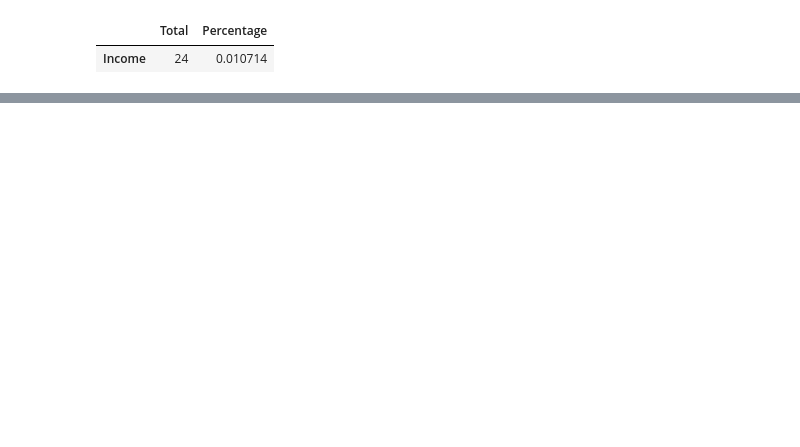
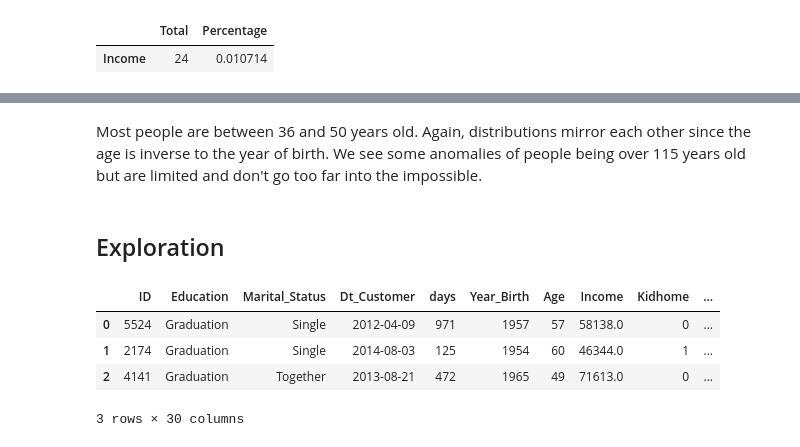
Before and after one commit to jorgecalvar/project-client-segmentation, a Jupyter notebook: exploratory_analysis.ipynb, the cells around one changed output, grey strips where cells are left out. Drawn from its saved outputs; the diff is of its cells as text; code cells hidden in the pictures; blank space fills up the shorter version.

```diff
--- a/exploratory_analysis.ipynb
+++ b/exploratory_analysis.ipynb
@@ -195,0 +270,9 @@ df.nunique()
+# %%
+df["Dt_Customer"] = pd.to_datetime(df["Dt_Customer"])
+dates = []
+for i in df["Dt_Customer"]:
+    i = i.date()
+    dates.append(i)
+#Dates of the newest and oldest recorded customer
+print("The newest customer's enrolment date in therecords:",max(dates))
+print("The oldest customer's enrolment date in the records:",min(dates))
@@ -195,0 +282,9 @@ df.nunique()
+# %%
+#new feature
+days = []
+d1 = max(dates) #taking it to be the newest customer
+for i in dates:
+    delta = d1 - i
+    days.append(delta.days)
+
+df["days"] = days
@@ -195,0 +331,2 @@ df.nunique()
+# %%
+df["Age"] = 2014-df.Year_Birth
@@ -195,0 +365,25 @@ df.nunique()
+# %% [markdown]
+Most people are between 36 and 50 years old.
+Again, distributions mirror each other since the age is inverse to the year of birth. We see some anomalies of people being over 115 years old but are limited and don't go too far into the impossible.
+# %%
+column_to_move= df.pop("Education")
+df.insert(1, "Education",column_to_move)
+column_to_move= df.pop("Marital_Status")
+df.insert(2, "Marital_Status",column_to_move)
+
+column_to_move=df.pop("Dt_Customer")
+df.insert(3, "Dt_Customer", column_to_move)
+column_to_move=df.pop("days")
+df.insert(df.columns.get_loc("Dt_Customer")+1, "days", column_to_move)
+column_to_move= df.pop("Age")
+df.insert(df.columns.get_loc("Year_Birth")+1, "Age",column_to_move)
+# %% [markdown]
+## Exploration
+# %%
+df.head(3)
+# %% [output]
+|  | ID | Education | Marital_Status | Dt_Customer | days | Year_Birth | Age | Income | Kidhome | ... |
+| 0 | 5524 | Graduation | Single | 2012-04-09 | 971 | 1957 | 57 | 58138.0 | 0 | ... |
+| 1 | 2174 | Graduation | Single | 2014-08-03 | 125 | 1954 | 60 | 46344.0 | 1 | ... |
+| 2 | 4141 | Graduation | Together | 2013-08-21 | 472 | 1965 | 49 | 71613.0 | 0 | ... |
+3 rows × 30 columns
```
Also changed, not shown: parts of 38 cells of this notebook.
